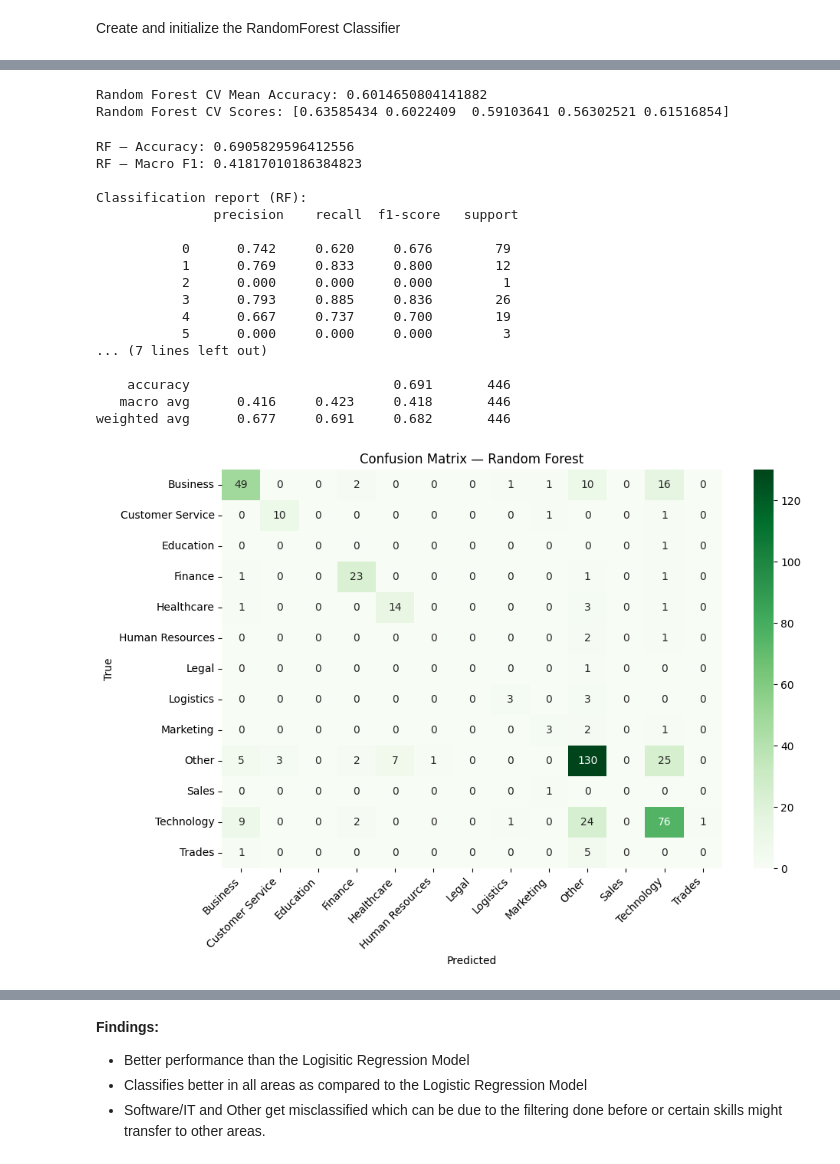
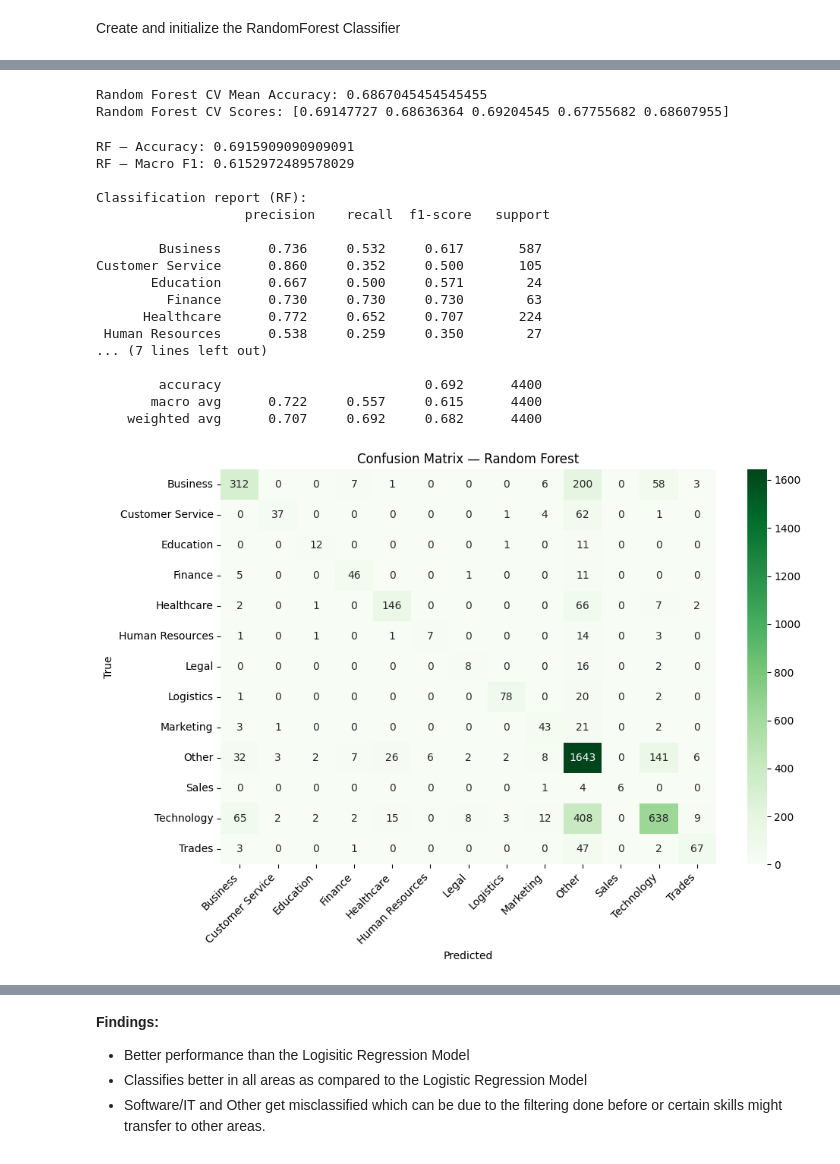
Before and after one commit to PTucc327/Job_Market_Analysis, a Jupyter notebook: job_market_analysis.ipynb, the cells around one changed output, grey strips where cells are left out. Drawn from its saved outputs; the diff is of its cells as text; code cells hidden in the pictures.

```diff
--- a/job_market_analysis.ipynb
+++ b/job_market_analysis.ipynb
@@ -966,0 +883,14 @@ X_train columns after split: ['combined_text', 'midpoint_salary', 'sector_limite
+# %%
+# 2) TF-IDF
+from sklearn.feature_extraction.text import TfidfVectorizer
+tfidf = TfidfVectorizer(max_features=5000, ngram_range=(1,2), min_df=5, max_df=0.85, stop_words='english')
+tfidf.fit(X_train_text)
+X_train_tfidf = tfidf.transform(X_train_text)
+X_test_tfidf  = tfidf.transform(X_test_text)
+
+# Encode target labels to numerical values for XGBoost
+label_encoder = LabelEncoder()
+y_train_encoded = label_encoder.fit_transform(y_train)
+y_test_encoded = label_encoder.transform(y_test)
+print("Encoded y_train_encoded unique values:", np.unique(y_train_encoded))
+print("Original y_train unique values:", np.unique(y_train))
@@ -1095,7 +908,3 @@ Error: Feature files not found. Please run feature engineering pipeline first.
 # %% [markdown]
 Applying vectorizer towards the data to transform the data. Also using OneHotEncoder to handle the data and be better suited for the RandomForest and XGBoost models
-# %%
-X_train, X_test, y_train, y_test = train_test_split(
-    X, y_encoded, test_size=0.2, random_state=42, stratify=y_encoded
-)
 # %%
@@ -1125,5 +930,6 @@ log_reg_clf = LogisticRegression(
 )
 # %%
 #Fitting training data (resampled) and predicting test data (processed)
-log_reg_clf.fit(X_train_resampled, y_train_resampled)
-y_pred = log_reg_clf.predict(X_test_processed)
+log_reg_clf.fit(X_train_tfidf, y_train_encoded)
+y_pred = log_reg_clf.predict(X_test_tfidf)
+y_pred = label_encoder.inverse_transform(y_pred)
@@ -1310,8 +992,8 @@ rf_clf = RandomForestClassifier(
 Create and initialize the RandomForest Classifier
 # %%
 #Fit train data (resampled), and predict test data (processed)
-rf_clf.fit(X_train_resampled, y_train_resampled)
-y_pred_rf = rf_clf.predict(X_test_processed)
+rf_clf.fit(X_train_tfidf, y_train)
+y_pred_rf = rf_clf.predict(X_test_tfidf)
 
 print("Random Forest - Classification Report:")
 print(classification_report(y_test, y_pred_rf, digits=3))
@@ -1344,45 +1026,45 @@ cv = StratifiedKFold(n_splits=5, shuffle=True, random_state=42)
 # Use the processed X_train and y_train for cross-validation within the pipeline
 # Note: This is now just cross-validating the RF classifier on already processed data, not the full preprocessing step.
 # For a full pipeline CV, `imblearn.pipeline.Pipeline` would be needed.
-rf_cv_scores = cross_val_score(rf_clf, X_train_processed, y_train, cv=cv, scoring="accuracy")
+rf_cv_scores = cross_val_score(rf_clf, X_train_tfidf, y_train, cv=cv, scoring="accuracy")
 print("Random Forest CV Mean Accuracy:", rf_cv_scores.mean())
 print("Random Forest CV Scores:", rf_cv_scores)
 # %% [output]
-Random Forest CV Mean Accuracy: 0.6014650804141882
-Random Forest CV Scores: [0.63585434 0.6022409  0.59103641 0.56302521 0.61516854]
+Random Forest CV Mean Accuracy: 0.6867045454545455
+Random Forest CV Scores: [0.69147727 0.68636364 0.69204545 0.67755682 0.68607955]
 # %%
 #Print metric scores and confusion matrix
 print("RF — Accuracy:", accuracy_score(y_test, y_pred_rf))
 print("RF — Macro F1:", f1_score(y_test, y_pred_rf, average="macro"))
 print("\nClassification report (RF):\n", classification_report(y_test, y_pred_rf, digits=3))
 
 cm_rf = confusion_matrix(y_test, y_pred_rf, labels=rf_clf.classes_)
 plt.figure(figsize=(10,7))
 sns.heatmap(cm_rf, annot=True, fmt="d", cmap="Greens",
-            xticklabels=label_encoder.classes_, yticklabels=label_encoder.classes_)
+            xticklabels=rf_clf.classes_, yticklabels=rf_clf.classes_)
 plt.title("Confusion Matrix — Random Forest")
 plt.xlabel("Predicted"); plt.ylabel("True")
 plt.xticks(rotation=45, ha="right"); plt.yticks(rotation=0)
 plt.tight_layout(); plt.show()
 # %% [output]
-RF — Accuracy: 0.6905829596412556
-RF — Macro F1: 0.41817010186384823
+RF — Accuracy: 0.6915909090909091
+RF — Macro F1: 0.6152972489578029
 
 Classification report (RF):
-               precision    recall  f1-score   support
+                   precision    recall  f1-score   support
 
-           0      0.742     0.620     0.676        79
-           1      0.769     0.833     0.800        12
-           2      0.000     0.000     0.000         1
-           3      0.793     0.885     0.836        26
-           4      0.667     0.737     0.700        19
-           5      0.000     0.000     0.000         3
+        Business      0.736     0.532     0.617       587
+Customer Service      0.860     0.352     0.500       105
+       Education      0.667     0.500     0.571        24
+         Finance      0.730     0.730     0.730        63
+      Healthcare      0.772     0.652     0.707       224
+ Human Resources      0.538     0.259     0.350        27
 ... (7 lines left out)
 
-    accuracy                          0.691       446
-   macro avg      0.416     0.423     0.418       446
-weighted avg      0.677     0.691     0.682       446
+        accuracy                          0.692      4400
+       macro avg      0.722     0.557     0.615      4400
+    weighted avg      0.707     0.692     0.682      4400
-[figure, old version]
+[figure, new version]
 # %%
 # Detailed class-by-class metrics
 prec, rec, f1, _ = precision_recall_fscore_support(y_test, y_pred_rf, average=None)
```
Also changed, not shown: parts of 44 cells of this notebook.
